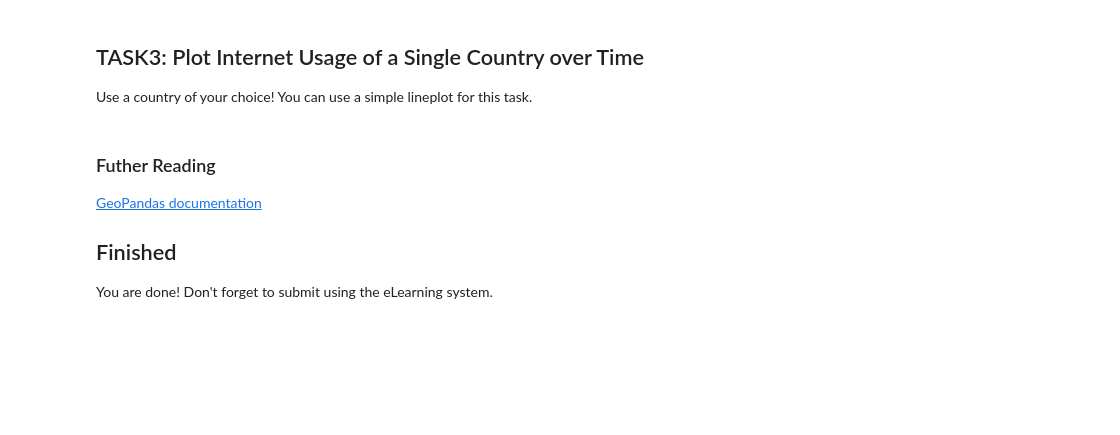
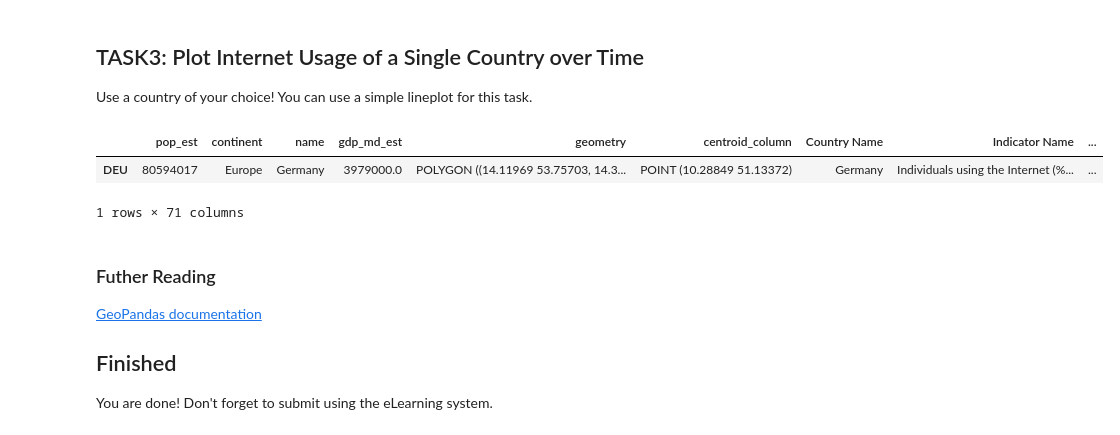
Before and after one commit to s-naegele/Data-Analysis, a Jupyter notebook: Lab/02_Maps.ipynb, the cells around one changed output. Cells and saved outputs as stored; diff of their text form; code cells hidden in the pictures; blank space fills up the shorter version.

```diff
--- a/Lab/02_Maps.ipynb
+++ b/Lab/02_Maps.ipynb
@@ -133,3 +243,14 @@ raise NotImplementedError()
+# %%
+# YOUR CODE HERE
+df2 = pd.read_csv('https://raw.githubusercontent.com/ADSLab-Salzburg/DataAnalysiswithPython/main/data/internet_usage.csv', skiprows=3)
+mergeWorld = world.set_index('iso_a3').join(df2.set_index('Country Code'))
+norway = mergeWorld.loc[mergeWorld['name'] == 'Germany']
+#world.loc[world['continent'] == 'Europe', :]
+norway.head()
+# %% [output]
+|  | pop_est | continent | name | gdp_md_est | geometry | centroid_column | Country Name | Indicator Name | ... |
+| DEU | 80594017 | Europe | Germany | 3979000.0 | POLYGON ((14.11969 53.75703, 14.3... | POINT (10.28849 51.13372) | Germany | Individuals using the Internet (%... | ... |
+1 rows × 71 columns
 # %% [markdown]
 ### Futher Reading
 [GeoPandas documentation](http://geopandas.org/)
```
Also changed, not shown: parts of 22 cells of this notebook.
